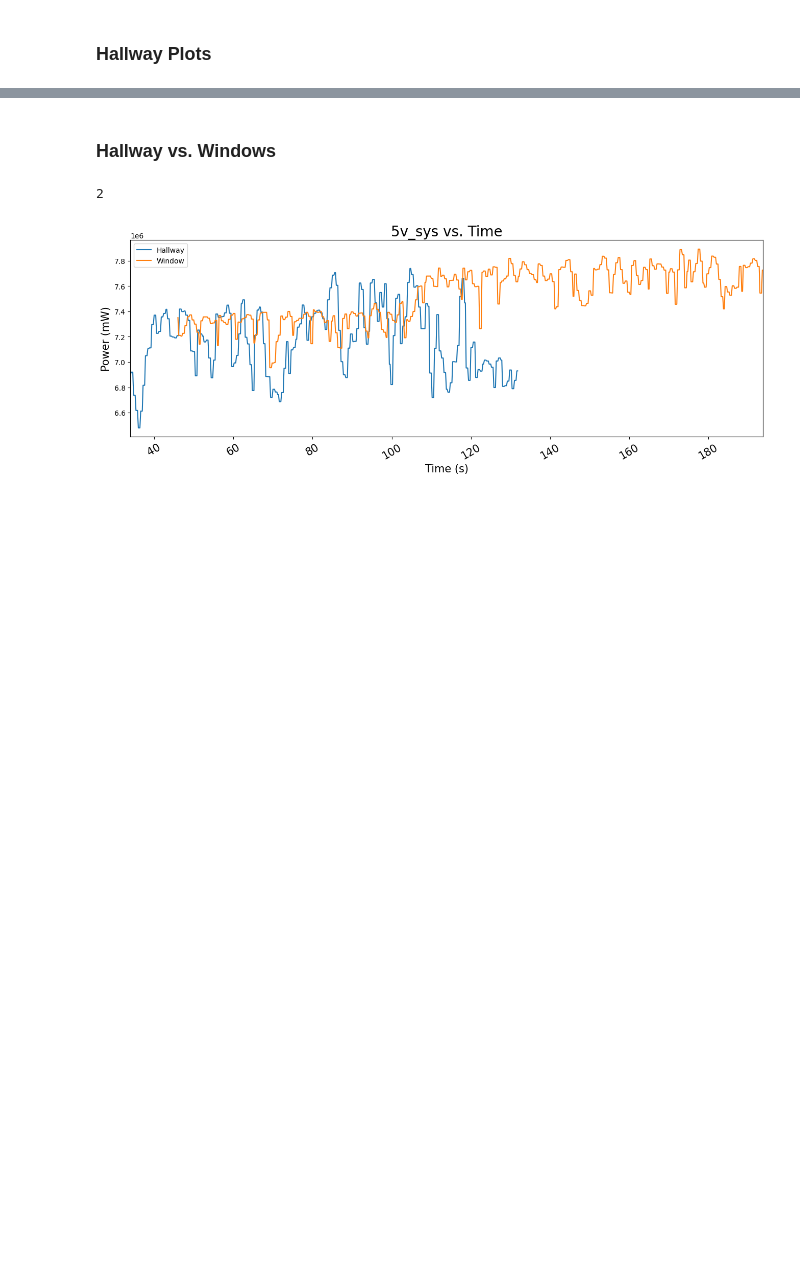
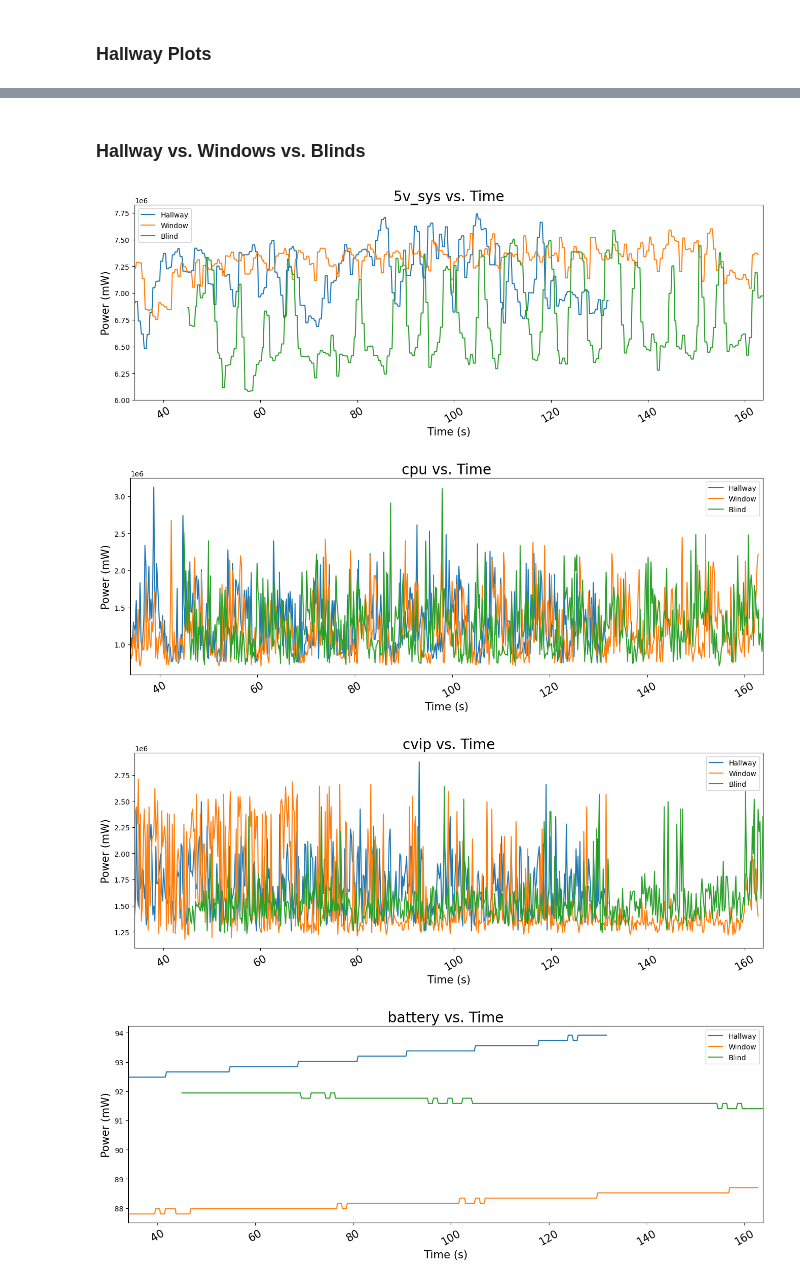
Before and after one commit to alliec45/mixed_reality_defense, a Jupyter notebook: scans.ipynb, the cells around one changed output, grey strips where cells are left out. Cells and saved outputs as stored; diff of their text form; code cells hidden in the pictures; blank space fills up the shorter version.

```diff
--- a/scans.ipynb
+++ b/scans.ipynb
@@ -43,13 +43,16 @@ Parameters:
 df (DataFrame (pandas)): The modified dataframe.
 """
 def calc_stat(df):
+    #Make a copy of the dataframe for modification.
+    copy = df.copy()
+
     #Drop the time column when calculating statistics of the dataframe.
-    df.drop(columns='time', inplace=True)
+    copy.drop(columns='time', inplace=True)
 
     #Calculate the mean, median, and standard deviation
-    avg_df = df.mean(numeric_only=True)
-    med_df = df.median(numeric_only=True)
-    sd_df = df.std(numeric_only=True)
+    avg_df = copy.mean(numeric_only=True)
+    med_df = copy.median(numeric_only=True)
+    sd_df = copy.std(numeric_only=True)
 
     #Combine the results into a DataFrame (renamed to pi_table)
     pi_table = pd.DataFrame({
@@ -61,16 +64,22 @@ def calc_stat(df):
     return pi_table
 
 """
+
+
+"""
+def plot_all_groups(windows_group, blinds_group, hallway_group):
+    return 0
+
+"""
 Plots all of the dataframes for a certain performance indicator, then saves the plot to a particular path.
 
 Parameters:
 total (arr[Dataframe (pandas)]): all arrays that will be plotted
 category (str): the specific performance indicator interested
 path (str): the path which the file will be saved to
-same (bool): true if plots come from the same room type, false otherwise
 
 """
-def plot_all(total, category, path, same):
+def plot_trials(total, category, path, same): #remove same
     plt.subplots(figsize=(16, 5))
 
     # Customize Plot
@@ -82,15 +91,13 @@ def plot_all(total, category, path, same):
     min = 1000
     max = 0
 
-    print(len(total))
-
     for i in range(len(total)):
         df = total[i].set_index('time')
         plot, = plt.plot(df.index, df[category])
 
-        if (same):
+        if (same): #take this out of the if statement
             plot.set_label(f'Trial #{i+1}')
-        else:
+        else: # remove this else statement entirely
             plot.set_label(total[i].name)
 
         if (df.index.min() < min):
@@ -100,8 +107,8 @@ def plot_all(total, category, path, same):
 
     plt.xlim(min, max)
     plt.legend()
-    plt.savefig(path, bbox_inches='tight')
-    plt.show()
+    plt.savefig(path, bbox_inches='tight') #This saves the figure
+    plt.show() # Will display the figure and then clear the value, be concerned about it
 
 """
 This will plot a singular dataframe for a certain performance indicator, then saves the plot to a particular path.
@@ -300,19 +354,20 @@ plot_all(total, 'battery', 'data_analysis/Hallway_Combined_battery', True)
 [figure]
 # %% [markdown]
-### Hallway vs. Windows
+### Hallway vs. Windows vs. Blinds
-# %%
-hall_csv = 'power_profiler_scan/hallway/hallway_1.csv'
-window_csv = 'power_profiler_scan/windows/mr_windows_0.csv'
-
-hall = read_csv(hall_csv, 34, 132)
-hall.name = "Hallway"
-
-window = read_csv(window_csv, 46, 194)
-window.name = "Window"
-
-total = [hall, window]
-
-plot_all(total, '5v_sys', 'data_analysis/Hallway_Window_5v_sys', False)
-# %% [output]
-2
-[figure, removed]
+# %%
+h_1.name = "Hallway"
+w_1.name = "Window"
+b_1.name = "Blind"
+
+total = [h_1, w_1, b_1]
+
+plot_trials(total, '5v_sys', 'data_analysis/Hallway_Window_Blind_5v_sys', False)
+plot_trials(total, 'cpu', 'data_analysis/H_W_B_cpu', False)
+plot_trials(total, 'cvip', 'data_analysis/H_W_B_cvip', False)
+plot_trials(total, 'battery', 'data_analysis/H_W_B_battery', False)
+plot_trials(total, 'LPDDR_PWR', 'data_analysis/H_W_B_LPDDR_PWR', False)
+# %% [output]
+[figure, added]
+[figure, added]
+[figure, added]
+[figure, added]
```
Also changed, not shown: parts of 7 cells of this notebook, 18 other files.
